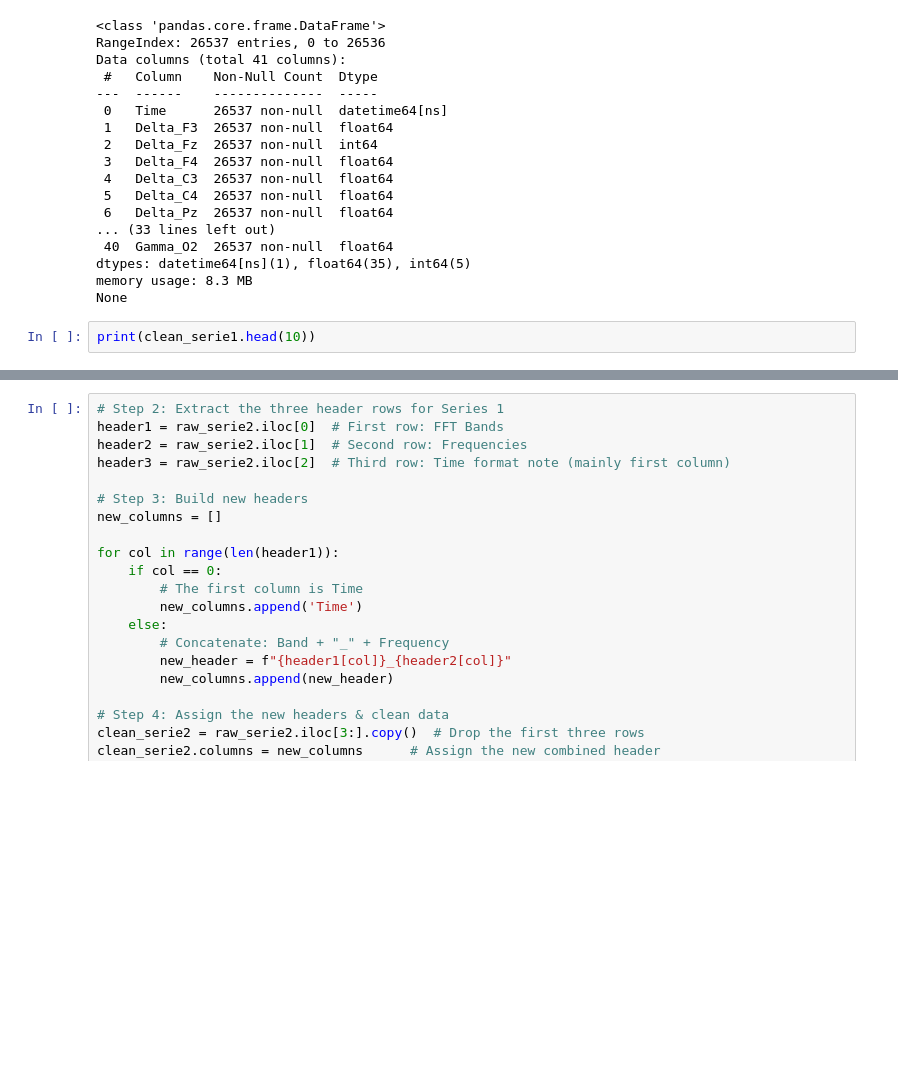
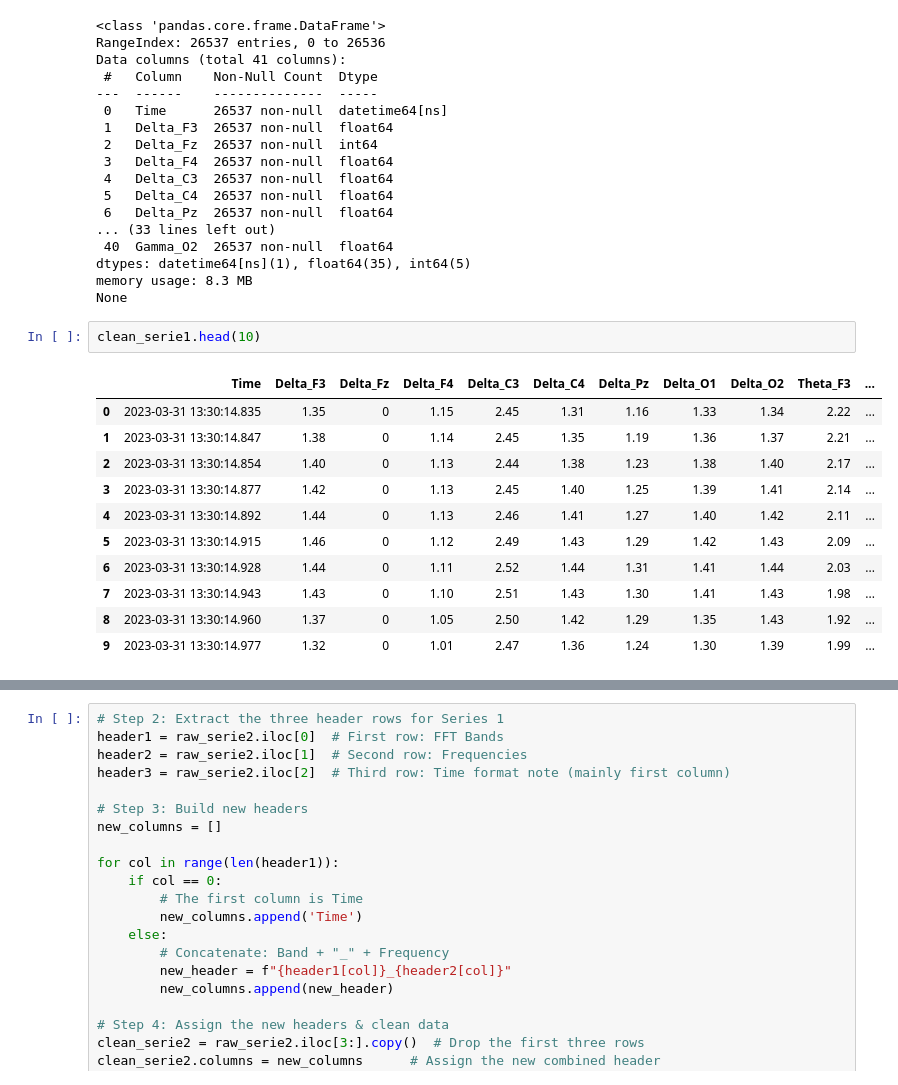
Before and after one commit to albertmwangwa/EEG-Analysis, a Jupyter notebook: EEG Analysis.ipynb, the cells around one changed output, grey strips where cells are left out. Cells and saved outputs as stored; diff of their text form; blank space fills up the shorter version.

Commit message:
Clean up EEG Analysis notebook
Reduced and refactored content in `EEG Analysis.ipynb` to improve clarity and remove redundancy.

```diff
--- a/EEG Analysis.ipynb
+++ b/EEG Analysis.ipynb
@@ -136,5 +137,16 @@ dtypes: datetime64[ns](1), float64(35), int64(5)
 memory usage: 8.3 MB
 None
 # %%
-print(clean_serie1.head(10))
+clean_serie1.head(10)
 # %% [output]
+|  | Time | Delta_F3 | Delta_Fz | Delta_F4 | Delta_C3 | Delta_C4 | Delta_Pz | Delta_O1 | Delta_O2 | Theta_F3 | ... |
+| 0 | 2023-03-31 13:30:14.835 | 1.35 | 0 | 1.15 | 2.45 | 1.31 | 1.16 | 1.33 | 1.34 | 2.22 | ... |
+| 1 | 2023-03-31 13:30:14.847 | 1.38 | 0 | 1.14 | 2.45 | 1.35 | 1.19 | 1.36 | 1.37 | 2.21 | ... |
+| 2 | 2023-03-31 13:30:14.854 | 1.40 | 0 | 1.13 | 2.44 | 1.38 | 1.23 | 1.38 | 1.40 | 2.17 | ... |
+| 3 | 2023-03-31 13:30:14.877 | 1.42 | 0 | 1.13 | 2.45 | 1.40 | 1.25 | 1.39 | 1.41 | 2.14 | ... |
+| 4 | 2023-03-31 13:30:14.892 | 1.44 | 0 | 1.13 | 2.46 | 1.41 | 1.27 | 1.40 | 1.42 | 2.11 | ... |
+| 5 | 2023-03-31 13:30:14.915 | 1.46 | 0 | 1.12 | 2.49 | 1.43 | 1.29 | 1.42 | 1.43 | 2.09 | ... |
+| 6 | 2023-03-31 13:30:14.928 | 1.44 | 0 | 1.11 | 2.52 | 1.44 | 1.31 | 1.41 | 1.44 | 2.03 | ... |
+| 7 | 2023-03-31 13:30:14.943 | 1.43 | 0 | 1.10 | 2.51 | 1.43 | 1.30 | 1.41 | 1.43 | 1.98 | ... |
+| 8 | 2023-03-31 13:30:14.960 | 1.37 | 0 | 1.05 | 2.50 | 1.42 | 1.29 | 1.35 | 1.43 | 1.92 | ... |
+| 9 | 2023-03-31 13:30:14.977 | 1.32 | 0 | 1.01 | 2.47 | 1.36 | 1.24 | 1.30 | 1.39 | 1.99 | ... |
```
Also changed, not shown: parts of 33 cells of this notebook.
